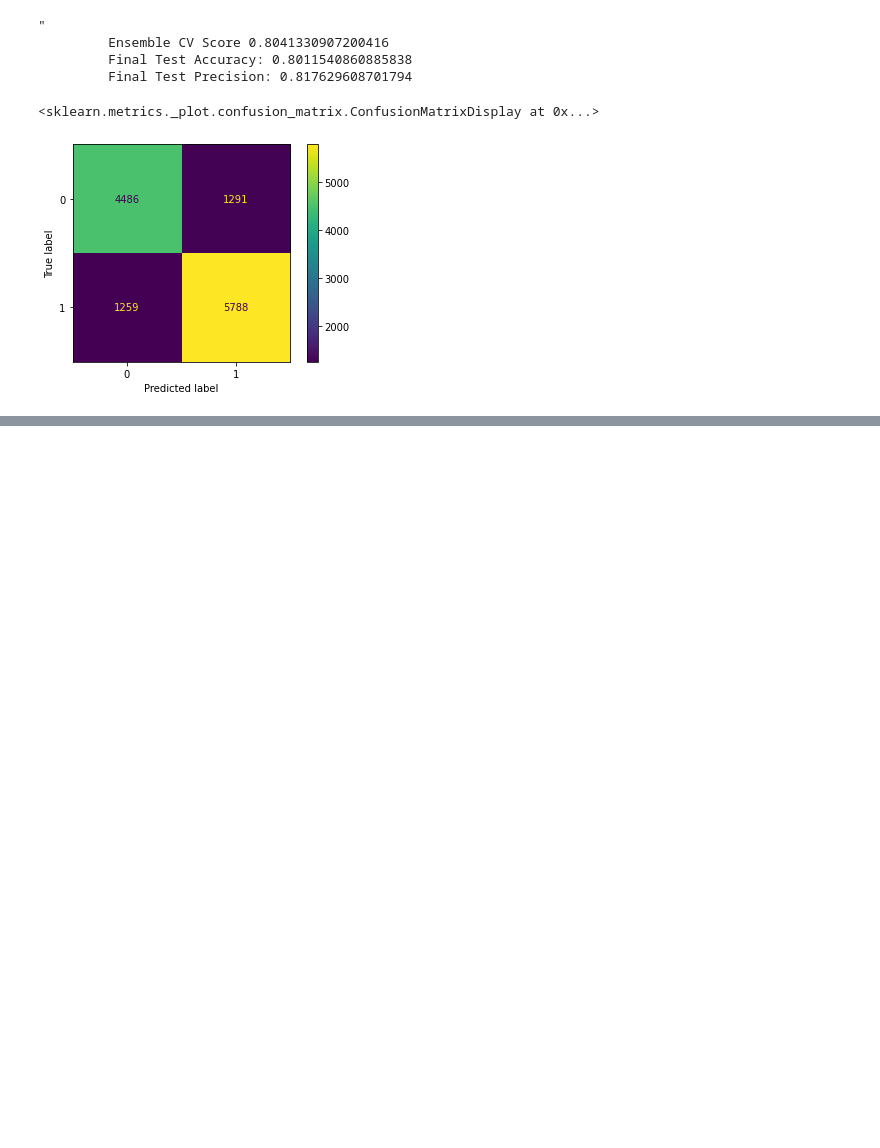
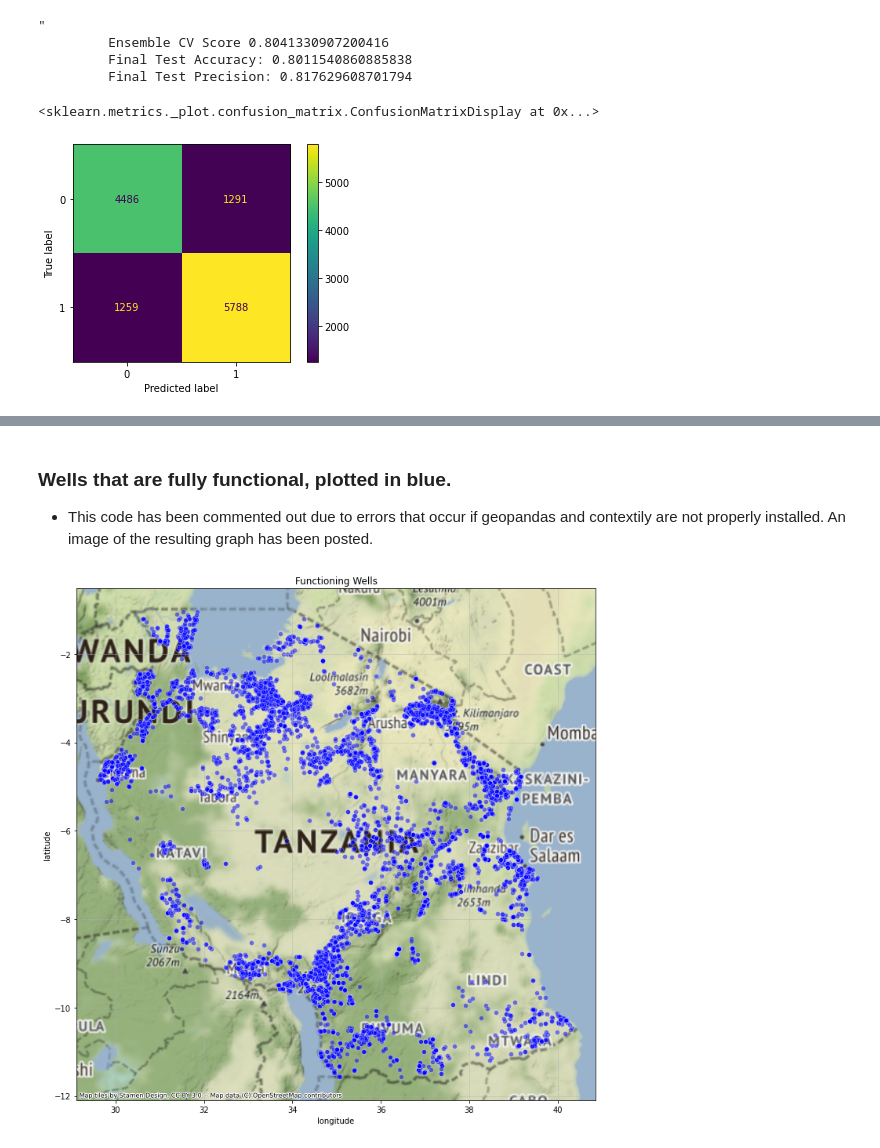
Before and after one commit to AHMET16/Tanzania-Ministry-of-Water, a Jupyter notebook: Untitled.ipynb, the cells around one changed output, grey strips where cells are left out. Cells and saved outputs as stored; diff of their text form; code cells hidden in the pictures; blank space fills up the shorter version.

```diff
--- a/Untitled.ipynb
+++ b/Untitled.ipynb
@@ -575,0 +670,30 @@ plot_confusion_matrix(avg, X_test_clean, y_test)
+# %% [markdown]
+### Wells that are fully functional, plotted in blue.
+- This code has been commented out due to errors that occur if geopandas and contextily are not properly installed. An image of the resulting graph has been posted.
+# %%
+temp_1 = df3.loc[(df3['longitude'] != 0.0) & (df3['latitude'] != 0.0)]
+
+
+temp_11 = temp_1.loc[(df3['targets'] == 1)]
+
+dropper_1 = temp_11
+
+fig, ax = plt.subplots(figsize=(18,12))
+
+countries = gpd.read_file(gpd.datasets.get_path("naturalearth_lowres"))
+
+
+sns.scatterplot(x = dropper_1['longitude'], y = dropper_1['latitude'], color = "blue", alpha = .5)
+
+ax.grid(b=True, alpha=0.5)
+
+cx.add_basemap(ax, crs=countries.crs.to_string())
+
+ax.set(title='Functioning Wells')
+
+plt.show()
+
+
+# fig.savefig("working.png") # Saving the resulting map as a .png file
+# %% [output]
+[figure, added]
```
Also changed, not shown: parts of 15 cells of this notebook.
